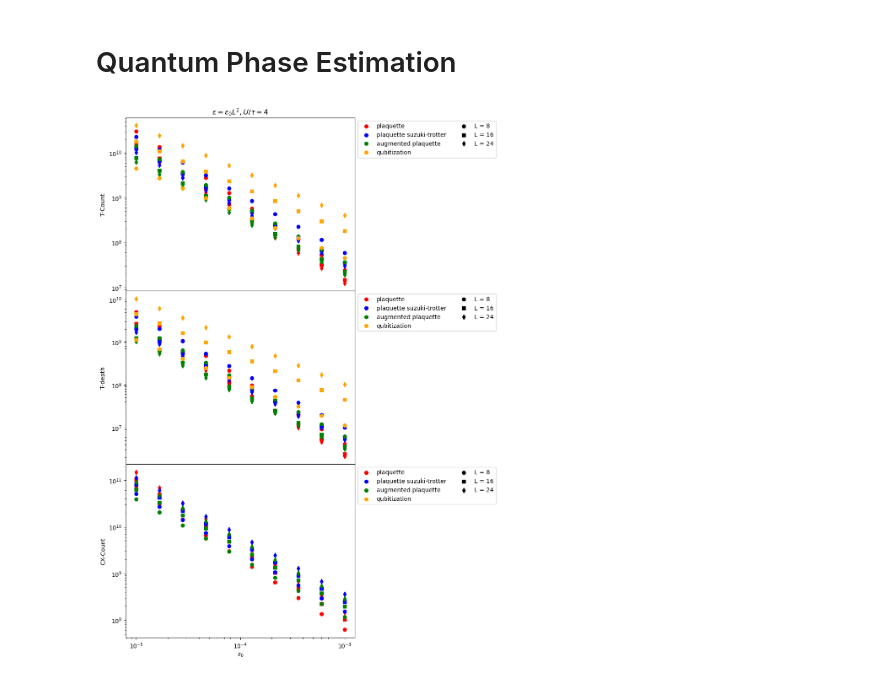
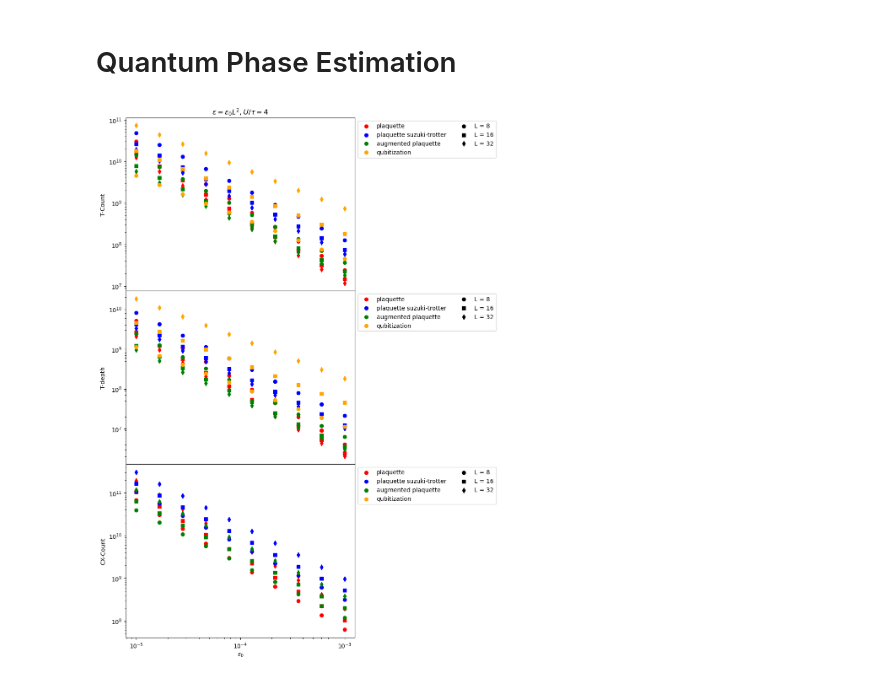
Before and after one commit to BjornTCC/lie-trotterization, a Jupyter notebook: square_lattice.ipynb, the cells around one changed output. Cells and saved outputs as stored; diff of their text form; code cells hidden in the pictures.

```diff
--- a/square_lattice.ipynb
+++ b/square_lattice.ipynb
@@ -106,7 +106,7 @@ def dict_to_cx_count(dct: dict) -> int:
 t = 10
 logeps_list = np.linspace(-3, -1, 5)
 eps_list = np.pow(10, logeps_list)
-Ls = [8, 16, 24]
+Ls = [8, 16, 32]
 
 colors = ['r', 'b', 'g']
 marker_styles = ['o', 's', 'd']
@@ -154,7 +154,7 @@ for gate_gen, color, comp_strat in zip([gates_2nd_order, gates_4th_order, gates_
 logts = np.linspace(0, 2, 10)
 ts = np.pow(10, logts)
 eps = 0.01
-Ls = [8, 16, 24]
+Ls = [8, 16, 32]
 
 colors = ['r', 'b', 'g']
 marker_styles = ['o', 's', 'd']
@@ -281,7 +281,7 @@ def gates_augmented(L: int) -> tuple[dict, ...]:
 # %%
 logeps_list = np.linspace(-5, -3, 10)
 eps_list = np.pow(10, logeps_list)
-Ls = [8, 16, 24]
+Ls = [8, 16, 32]
 
 colors = ['r', 'b', 'g', "orange"]
 marker_styles = ['o', 's', 'd']
@@ -302,34 +302,34 @@ for ax, g in zip([ax_t, ax_td, ax_cx], ["T-Count", "T-depth", "CX-Count"]):
     ax.set_yscale("log")
     ax.legend(ncol = 2, loc = "upper left", bbox_to_anchor = (1.0,1.0))
     ax.set_ylabel(f"{g}")
 
 for gate_gen, color, comp_strat in zip([gates_2nd_order, gates_4th_order, gates_augmented, _], colors, comp_strats):
     for L, marker_style in zip(Ls, marker_styles):
         if comp_strat == "qubitization":
             ys_t = [qubitization_t_count(e * L**2, L**2) for e in eps_list]
             ys_td = [qubitization_t_depth(e * L**2, L**2) for e in eps_list]
             ax_t.scatter(eps_list, ys_t, marker = marker_style, c = color)
             ax_td.scatter(eps_list, ys_td, marker = marker_style, c = color)
         else:
             t_gates, u_gates = gate_gen(L)
             dcts = [adaptive_phase_estimation_resources(
                 e * L**2,
                 t_gates,
                 unitary_gates=u_gates,
                 simulation_steps_and_time_from_error=get_evolution_time_and_count_func(comp_strat, L),
                 x=x,
                 synthesize_rotation_with="RUS"
             )
                 for e in eps_list
                    ]
             ys_t = [dict_to_t_count(d) for d in dcts]
             ys_td = [dict_to_t_depth(d) for d in dcts]
             ys_cx = [dict_to_cx_count(d) for d in dcts]
             ax_t.scatter(eps_list, ys_t, marker = marker_style, c = color)
             ax_td.scatter(eps_list, ys_td, marker = marker_style, c = color)
             ax_cx.scatter(eps_list, ys_cx, marker = marker_style, c = color)
 # %% [output]
-[figure, old version]
+[figure, new version]
 # %%
 Ls = [8, 12, 16, 20, 24, 28, 32]
 epss = [0.01, 0.005, 0.001]
```
Also changed, not shown: parts of 3 cells of this notebook, 1 other file.
